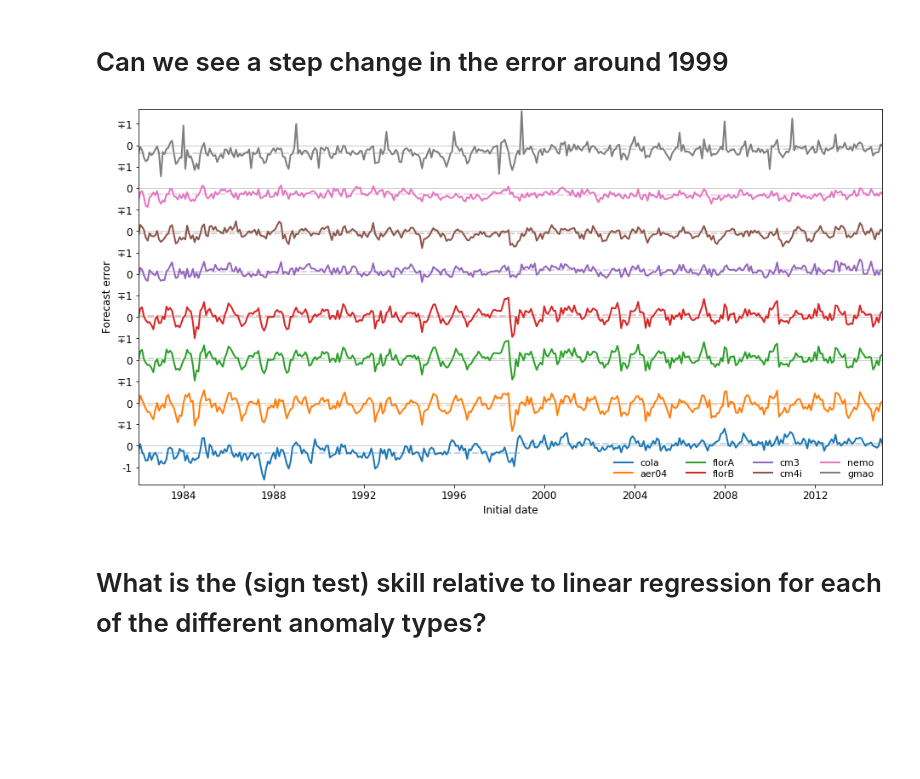
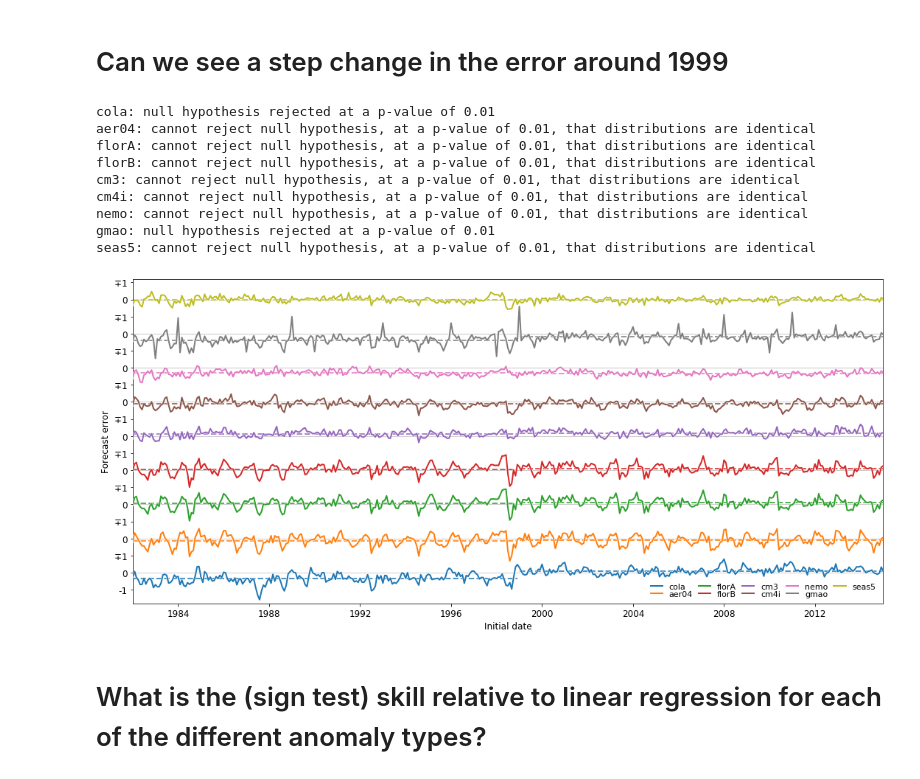
Before and after one commit to dougiesquire/paper_Risbey-Squire_ENSO, a Jupyter notebook: Risbey_Nature.ipynb, the cells around one changed output. Cells and saved outputs as stored; diff of their text form; code cells hidden in the pictures; blank space fills up the shorter version.

```diff
--- a/Risbey_Nature.ipynb
+++ b/Risbey_Nature.ipynb
@@ -566,8 +566,8 @@ def get_Gerrity_score(da_cmp, da_ref, category_edges_cmp, category_edges_ref, ov
     _,_,cmp_where_event = get_ENSO_events(da_cmp.to_dataset(name='ds'))
     _,_,ref_where_event = get_ENSO_events(da_ref.to_dataset(name='ds'))
 
-    contingency = doppyo.skill.contingency(cmp_where_event['ds'], ref_where_event['ds'],
-                                           category_edges_cmp, category_edges_ref, over_dims)
+    contingency = doppyo.skill.contingency_table(cmp_where_event['ds'], ref_where_event['ds'],
+                                                 category_edges_cmp, category_edges_ref, over_dims)
 
     return doppyo.skill.Gerrity_score(contingency)
 # %%
@@ -836,8 +836,9 @@ fcst_nino34 = {'cola':   cola_nino34,
                'cm4i':   cm4i_nino34,
                #'sipsv2': sipsv2_nino34,
                'nemo':   nemo_nino34,
-               #'seas5':  seas5_nino34,
-               'gmao':   gmao_nino34}
+               'gmao':   gmao_nino34,
+               'seas5':  seas5_nino34,
+               }
 # %% [markdown]
 # Plot colours
 # %%
@@ -917,8 +918,9 @@ rc_params = {'figure.figsize'      : (11.1, 5.0),
              'font.family'         : 'sans serif',
              'font.serif'          : 'Helvetica',
              'legend.fontsize'     : 10,
-             'legend.handlelength' : 2,
-             'legend.labelspacing' : 0.25,
+             'legend.columnspacing': 0.7,
+             'legend.labelspacing' : 0.03,
+             'legend.handlelength' : 1.5,
              'lines.linewidth'     : 2.0}
 
 with mpl.rc_context(rc=rc_params):
@@ -997,8 +999,9 @@ rc_params = {'figure.figsize'      : (11.1, 4.0),
              'font.family'         : 'sans serif',
              'font.serif'          : 'Helvetica',
              'legend.fontsize'     : 10,
-             'legend.handlelength' : 2,
-             'legend.labelspacing' : 0.25,
+             'legend.columnspacing': 0.7,
+             'legend.labelspacing' : 0.03,
+             'legend.handlelength' : 1,
              'lines.linewidth'     : 2.0}
 
 with mpl.rc_context(rc=rc_params):
@@ -1522,53 +1525,81 @@ er_nino34 = {fcst_name: (fcst.mean('ensemble') - obs_nino34) for fcst_name, fcst
 # %%
 lead = 0
 anom = 'full'
+KS_pvalue = 0.01
 
-rc_params = {'figure.figsize'      : (13.1, 7),
+rc_params = {'figure.figsize'      : (15.1, 7),
              'axes.titlesize'      : 'medium',
              'font.size'           : 12,
              'font.family'         : 'sans serif',
              'font.serif'          : 'Helvetica',
              'legend.fontsize'     : 10,
-             'legend.handlelength' : 2,
-             'legend.labelspacing' : 0.25,
+             'legend.columnspacing': 0.7,
+             'legend.labelspacing' : 0.03,
+             'legend.handlelength' : 1.5,
              'lines.linewidth'     : 2.0}
 
 with mpl.rc_context(rc=rc_params):
 
     fig = plt.figure()
+    grey = [0.8,0.8,0.8]
 
     col_n = 0
     for er_name, er in er_nino34.items():
         to_plot = er[anom].sel(lead_time=lead)
         plt.plot([np.datetime64('1960'),np.datetime64('2018')],[2*col_n, 2*col_n], color=grey, linewidth=1)
-        plt.plot(to_plot.init_date, to_plot+col_n*2, color=colors[col_n], label=er_name)
+        plt.plot(to_plot.init_date, to_plot+col_n*2, color='w', linewidth=3, label='_nolegend_', zorder=10)
+        plt.plot(to_plot.init_date, to_plot+col_n*2, color=colors[col_n], label=er_name, zorder=10)
 
         pre = to_plot.sel(init_date=slice('1982','1998'))
         plt.plot([pre.init_date.values[0], pre.init_date.values[-1]],
                  [pre.mean('init_date')+col_n*2, pre.mean('init_date')+col_n*2],
-                 color=colors[col_n], linestyle='--', alpha=0.3, label='_nolegend_')
+                 color=colors[col_n],
+                 linestyle='--', alpha=0.8, label='_nolegend_')
+#         plt.fill_between([pre.init_date.values[0], pre.init_date.values[-1]],
+#                          [0+col_n*2, 0+col_n*2],
+#                          [pre.mean('init_date')+col_n*2, pre.mean('init_date')+col_n*2], color=colors[col_n], alpha=0.2)
         post = to_plot.sel(init_date=slice('1999','2015'))
         plt.plot([post.init_date.values[0], post.init_date.values[-1]],
                  [post.mean('init_date')+col_n*2, post.mean('init_date')+col_n*2],
-                 color=colors[col_n], linestyle='--', alpha=0.3, label='_nolegend_')
+                 color=colors[col_n],
+                 linestyle='--', alpha=0.8, label='_nolegend_')
+#         plt.fill_between([post.init_date.values[0], post.init_date.values[-1]],
+#                          [0+col_n*2, 0+col_n*2],
+#                          [post.mean('init_date')+col_n*2, post.mean('init_date')+col_n*2], color=colors[col_n], alpha=0.2)
         col_n += 1
+
+        # Compute the Kolmogorov-Smirnov statistic on pre and post samples -----
+        D_KS, p_KS = scipy.stats.ks_2samp(pre, post)
+        if (p_KS > KS_pvalue):
+            print(er_name + ': cannot reject null hypothesis, at a p-value of ' + str(KS_pvalue) + ', that distributions are identical')
+        else:
+            print(er_name + ': null hypothesis rejected at a p-value of ' + str(KS_pvalue))
 
     plt.yticks(np.arange(-2,2*col_n,1), [-2,-1,0] + ['$\mp$1',0]*len(er_nino34))
     plt.xlim(np.datetime64('1982'),
              np.datetime64('2015'))
-    plt.ylim(-1.8,1.2+2*(col_n-1)+0.5)
+    plt.ylim(-1.8,1.2+2*(col_n-1))
     plt.xlabel('Initial date')
     plt.ylabel('Forecast error')
 
-    legend = plt.legend(ncol=4, fontsize=11, loc='lower right', bbox_to_anchor=[0.02,-0.005,0.98,0.5], framealpha=0.5)
+    legend = plt.legend(ncol=5, fontsize=11, loc='lower right', bbox_to_anchor=[0.02,-0.005,0.98,0.5], framealpha=0.5)
     legend.get_frame().set_facecolor('w')
     legend.get_frame().set_edgecolor('w')
 
     fig.tight_layout()
     # plt.savefig(saveloc + 'nino34_full_error_timeseries.eps', format='eps', bbox_inches='tight')
     plt.savefig(saveloc + 'nino34_full_error_timeseries.pdf', format='pdf', bbox_inches='tight')
 # %% [output]
+cola: null hypothesis rejected at a p-value of 0.01
+aer04: cannot reject null hypothesis, at a p-value of 0.01, that distributions are identical
+florA: cannot reject null hypothesis, at a p-value of 0.01, that distributions are identical
+florB: cannot reject null hypothesis, at a p-value of 0.01, that distributions are identical
+cm3: cannot reject null hypothesis, at a p-value of 0.01, that distributions are identical
+cm4i: cannot reject null hypothesis, at a p-value of 0.01, that distributions are identical
+nemo: cannot reject null hypothesis, at a p-value of 0.01, that distributions are identical
+gmao: null hypothesis rejected at a p-value of 0.01
+seas5: cannot reject null hypothesis, at a p-value of 0.01, that distributions are identical
-[figure, old version]
+[figure, new version]
 # %% [markdown]
 # What is the (sign test) skill relative to linear regression for each of the different anomaly types?
 # %%
```
Also changed, not shown: parts of 18 cells of this notebook.
